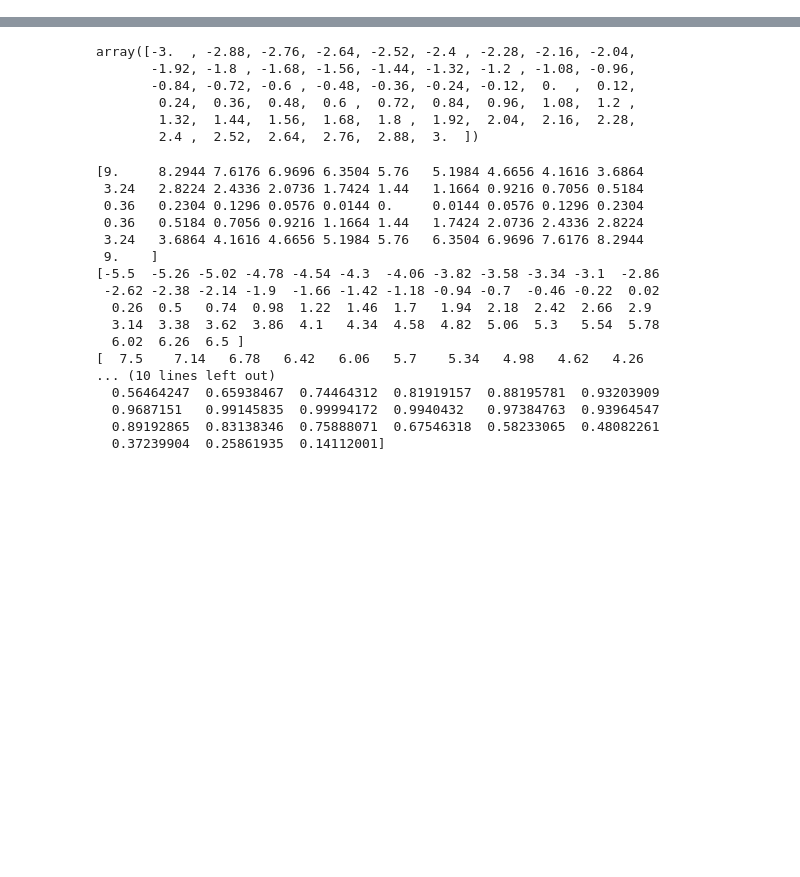
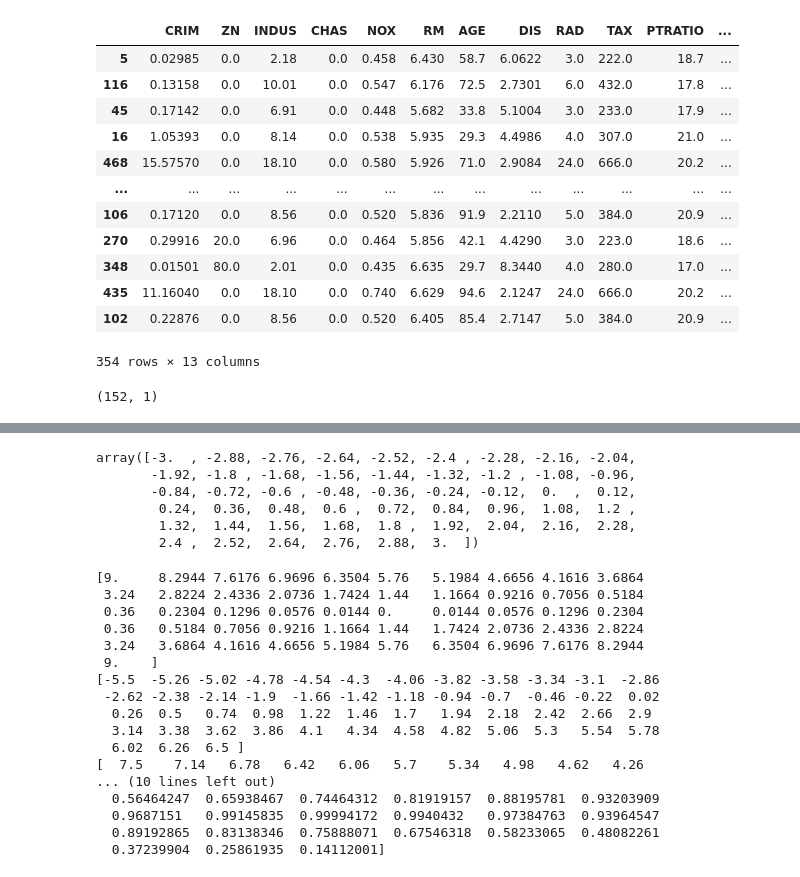
Before and after one commit to uc20100/Python-for-Data-Science, a Jupyter notebook: homework.ipynb, the cells around one changed output, grey strips where cells are left out. Saved outputs shown, nothing was run; the diff lists cells and outputs as text; code cells hidden in the pictures; blank space fills up the shorter version.

```diff
--- a/homework.ipynb
+++ b/homework.ipynb
@@ -104,0 +30,11 @@ plt.show()
+# %%
+# Загрузим датасет Boston
+data_url = "http://lib.stat.cmu.edu/datasets/boston"
+raw_df = pd.read_csv(data_url, sep="\s+", skiprows=22, header=None)
+data = np.hstack([raw_df.values[::2, :], raw_df.values[1::2, :2]])
+target = raw_df.values[1::2, 2]
+# Преобразуем его в датафрейм
+# Фичи
+X = pd.DataFrame(data, columns=['CRIM', 'ZN', 'INDUS', 'CHAS', 'NOX', 'RM', 'AGE', 'DIS', 'RAD', 'TAX', 'PTRATIO', 'B', 'LSTAT'])
+# Таргет
+y = pd.DataFrame(target, columns=['price'])
@@ -104,0 +93,22 @@ plt.show()
+# %%
+# Модуль для зазбиения выборки на тренировочнию и тестовую
+from sklearn.model_selection import train_test_split
+
+# Разобьём выборку на тренировочную (70%) и тестовую (30%)
+X_train, X_test, y_train, y_test = train_test_split(X, y, test_size=0.3, random_state=42)
+# %%
+X_train
+# %% [output]
+|  | CRIM | ZN | INDUS | CHAS | NOX | RM | AGE | DIS | RAD | TAX | PTRATIO | ... |
+| 5 | 0.02985 | 0.0 | 2.18 | 0.0 | 0.458 | 6.430 | 58.7 | 6.0622 | 3.0 | 222.0 | 18.7 | ... |
+| 116 | 0.13158 | 0.0 | 10.01 | 0.0 | 0.547 | 6.176 | 72.5 | 2.7301 | 6.0 | 432.0 | 17.8 | ... |
+| 45 | 0.17142 | 0.0 | 6.91 | 0.0 | 0.448 | 5.682 | 33.8 | 5.1004 | 3.0 | 233.0 | 17.9 | ... |
+| 16 | 1.05393 | 0.0 | 8.14 | 0.0 | 0.538 | 5.935 | 29.3 | 4.4986 | 4.0 | 307.0 | 21.0 | ... |
+| 468 | 15.57570 | 0.0 | 18.10 | 0.0 | 0.580 | 5.926 | 71.0 | 2.9084 | 24.0 | 666.0 | 20.2 | ... |
+| ... | ... | ... | ... | ... | ... | ... | ... | ... | ... | ... | ... | ... |
+| 106 | 0.17120 | 0.0 | 8.56 | 0.0 | 0.520 | 5.836 | 91.9 | 2.2110 | 5.0 | 384.0 | 20.9 | ... |
+| 270 | 0.29916 | 20.0 | 6.96 | 0.0 | 0.464 | 5.856 | 42.1 | 4.4290 | 3.0 | 223.0 | 18.6 | ... |
+| 348 | 0.01501 | 80.0 | 2.01 | 0.0 | 0.435 | 6.635 | 29.7 | 8.3440 | 4.0 | 280.0 | 17.0 | ... |
+| 435 | 11.16040 | 0.0 | 18.10 | 0.0 | 0.740 | 6.629 | 94.6 | 2.1247 | 24.0 | 666.0 | 20.2 | ... |
+| 102 | 0.22876 | 0.0 | 8.56 | 0.0 | 0.520 | 6.405 | 85.4 | 2.7147 | 5.0 | 384.0 | 20.9 | ... |
+354 rows × 13 columns
@@ -104,0 +118,10 @@ plt.show()
+# %%
+lr = LinearRegression()
+# Обучим модель
+lr.fit(X_train, y_train)
+# Выполним predict
+y_pred = lr.predict(X_test)
+
+y_pred.shape
+# %% [output]
+(152, 1)
```
Also changed, not shown: parts of 81 cells of this notebook.
